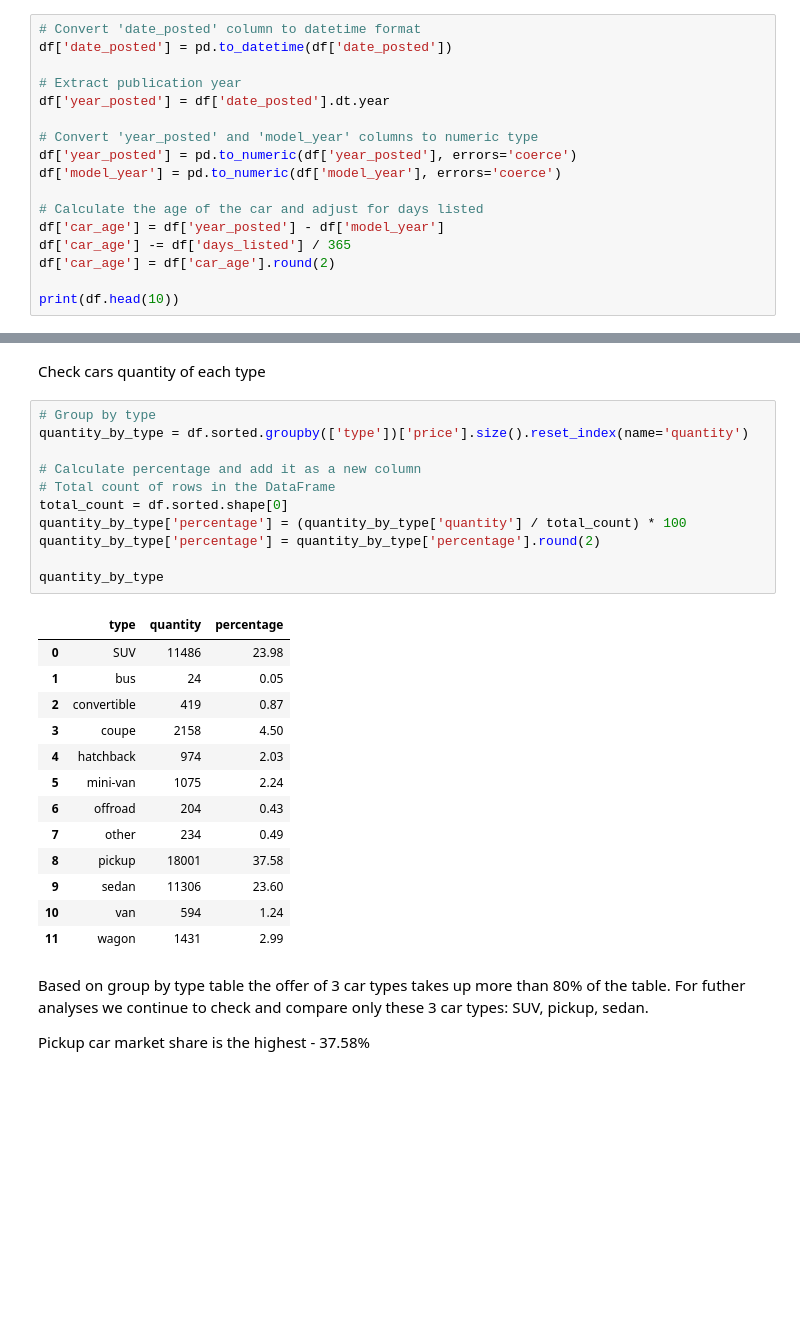
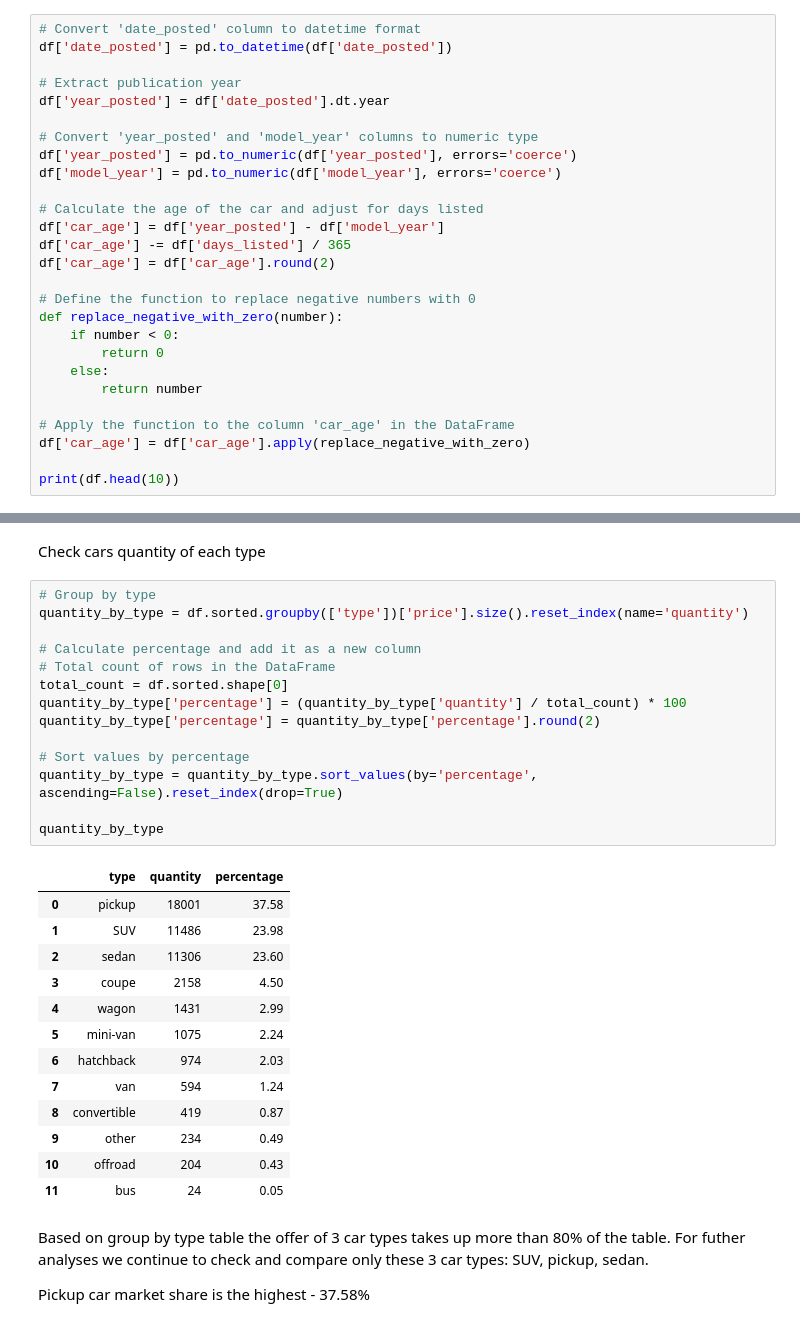
Before and after one commit to ravtsen/Car_sales_advertisements, a Jupyter notebook: Notebooks/EDA.ipynb, the cells around one changed output, grey strips where cells are left out. Saved outputs shown, nothing was run; the diff lists cells and outputs as text; blank space fills up the shorter version.

```diff
--- a/Notebooks/EDA.ipynb
+++ b/Notebooks/EDA.ipynb
@@ -388,6 +394,16 @@ df['car_age'] = df['year_posted'] - df['model_year']
 df['car_age'] -= df['days_listed'] / 365
 df['car_age'] = df['car_age'].round(2)
 
+# Define the function to replace negative numbers with 0
+def replace_negative_with_zero(number):
+    if number < 0:
+        return 0
+    else:
+        return number
+
+# Apply the function to the column 'car_age' in the DataFrame
+df['car_age'] = df['car_age'].apply(replace_negative_with_zero)
+
 print(df.head(10))
 # %% [output]
             model  price  model_year  condition cylinders fuel  odometer  \
@@ -699,28 +729,31 @@ Check cars quantity of each type
 # %%
 # Group by type
 quantity_by_type = df.sorted.groupby(['type'])['price'].size().reset_index(name='quantity')
 
 # Calculate percentage and add it as a new column
 # Total count of rows in the DataFrame
 total_count = df.sorted.shape[0]
 quantity_by_type['percentage'] = (quantity_by_type['quantity'] / total_count) * 100
 quantity_by_type['percentage'] = quantity_by_type['percentage'].round(2)
 
+# Sort values by percentage
+quantity_by_type = quantity_by_type.sort_values(by='percentage', ascending=False).reset_index(drop=True)
+
 quantity_by_type
 # %% [output]
 |  | type | quantity | percentage |
-| 0 | SUV | 11486 | 23.98 |
-| 1 | bus | 24 | 0.05 |
-| 2 | convertible | 419 | 0.87 |
+| 0 | pickup | 18001 | 37.58 |
+| 1 | SUV | 11486 | 23.98 |
+| 2 | sedan | 11306 | 23.60 |
 | 3 | coupe | 2158 | 4.50 |
-| 4 | hatchback | 974 | 2.03 |
+| 4 | wagon | 1431 | 2.99 |
 | 5 | mini-van | 1075 | 2.24 |
-| 6 | offroad | 204 | 0.43 |
-| 7 | other | 234 | 0.49 |
-| 8 | pickup | 18001 | 37.58 |
-| 9 | sedan | 11306 | 23.60 |
-| 10 | van | 594 | 1.24 |
-| 11 | wagon | 1431 | 2.99 |
+| 6 | hatchback | 974 | 2.03 |
+| 7 | van | 594 | 1.24 |
+| 8 | convertible | 419 | 0.87 |
+| 9 | other | 234 | 0.49 |
+| 10 | offroad | 204 | 0.43 |
+| 11 | bus | 24 | 0.05 |
 # %% [markdown]
 Based on group by type table the offer of 3 car types takes up more than 80% of the table. For futher analyses we continue to check and compare only these 3 car types: SUV, pickup, sedan.
 
```
Also changed, not shown: parts of 20 cells of this notebook, 3 other files.
